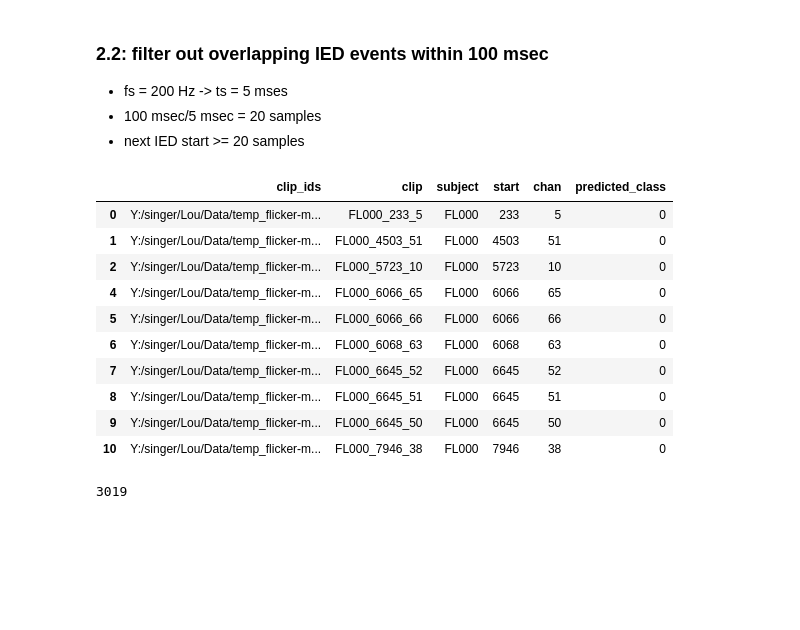
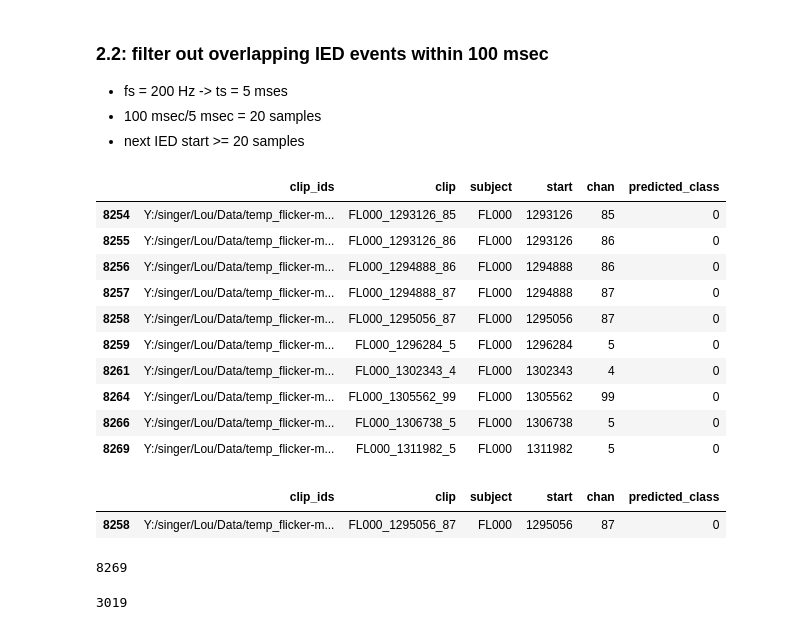
Before and after one commit to Simurgh818/IED_distributions, a Jupyter notebook: IED_distributions.ipynb, the cells around one changed output. Cells and saved outputs as stored; diff of their text form; code cells hidden in the pictures; blank space fills up the shorter version.

```diff
--- a/IED_distributions.ipynb
+++ b/IED_distributions.ipynb
@@ -141,19 +141,29 @@ session_df_tp
 - 100 msec/5 msec = 20 samples
 - next IED start >= 20 samples
 # %%
-session_df_tp.head(10)
+session_df_tp.tail(10)
 # %% [output]
 |  | clip_ids | clip | subject | start | chan | predicted_class |
-| 0 | Y:/singer/Lou/Data/temp_flicker-m... | FL000_233_5 | FL000 | 233 | 5 | 0 |
-| 1 | Y:/singer/Lou/Data/temp_flicker-m... | FL000_4503_51 | FL000 | 4503 | 51 | 0 |
-| 2 | Y:/singer/Lou/Data/temp_flicker-m... | FL000_5723_10 | FL000 | 5723 | 10 | 0 |
-| 4 | Y:/singer/Lou/Data/temp_flicker-m... | FL000_6066_65 | FL000 | 6066 | 65 | 0 |
-| 5 | Y:/singer/Lou/Data/temp_flicker-m... | FL000_6066_66 | FL000 | 6066 | 66 | 0 |
-| 6 | Y:/singer/Lou/Data/temp_flicker-m... | FL000_6068_63 | FL000 | 6068 | 63 | 0 |
-| 7 | Y:/singer/Lou/Data/temp_flicker-m... | FL000_6645_52 | FL000 | 6645 | 52 | 0 |
-| 8 | Y:/singer/Lou/Data/temp_flicker-m... | FL000_6645_51 | FL000 | 6645 | 51 | 0 |
-| 9 | Y:/singer/Lou/Data/temp_flicker-m... | FL000_6645_50 | FL000 | 6645 | 50 | 0 |
-| 10 | Y:/singer/Lou/Data/temp_flicker-m... | FL000_7946_38 | FL000 | 7946 | 38 | 0 |
+| 8254 | Y:/singer/Lou/Data/temp_flicker-m... | FL000_1293126_85 | FL000 | 1293126 | 85 | 0 |
+| 8255 | Y:/singer/Lou/Data/temp_flicker-m... | FL000_1293126_86 | FL000 | 1293126 | 86 | 0 |
+| 8256 | Y:/singer/Lou/Data/temp_flicker-m... | FL000_1294888_86 | FL000 | 1294888 | 86 | 0 |
+| 8257 | Y:/singer/Lou/Data/temp_flicker-m... | FL000_1294888_87 | FL000 | 1294888 | 87 | 0 |
+| 8258 | Y:/singer/Lou/Data/temp_flicker-m... | FL000_1295056_87 | FL000 | 1295056 | 87 | 0 |
+| 8259 | Y:/singer/Lou/Data/temp_flicker-m... | FL000_1296284_5 | FL000 | 1296284 | 5 | 0 |
+| 8261 | Y:/singer/Lou/Data/temp_flicker-m... | FL000_1302343_4 | FL000 | 1302343 | 4 | 0 |
+| 8264 | Y:/singer/Lou/Data/temp_flicker-m... | FL000_1305562_99 | FL000 | 1305562 | 99 | 0 |
+| 8266 | Y:/singer/Lou/Data/temp_flicker-m... | FL000_1306738_5 | FL000 | 1306738 | 5 | 0 |
+| 8269 | Y:/singer/Lou/Data/temp_flicker-m... | FL000_1311982_5 | FL000 | 1311982 | 5 | 0 |
+# %%
+session_df_tp[session_df_tp['start']==1295056]
+# %% [output]
+|  | clip_ids | clip | subject | start | chan | predicted_class |
+| 8258 | Y:/singer/Lou/Data/temp_flicker-m... | FL000_1295056_87 | FL000 | 1295056 | 87 | 0 |
+# %%
+print
+session_df_tp.index.values[3018]
+# %% [output]
+8269
 # %%
 # write a for loop to only keep IED with start time >20 sample later
 m, n = session_df_tp.shape
```
Also changed, not shown: parts of 20 cells of this notebook.
